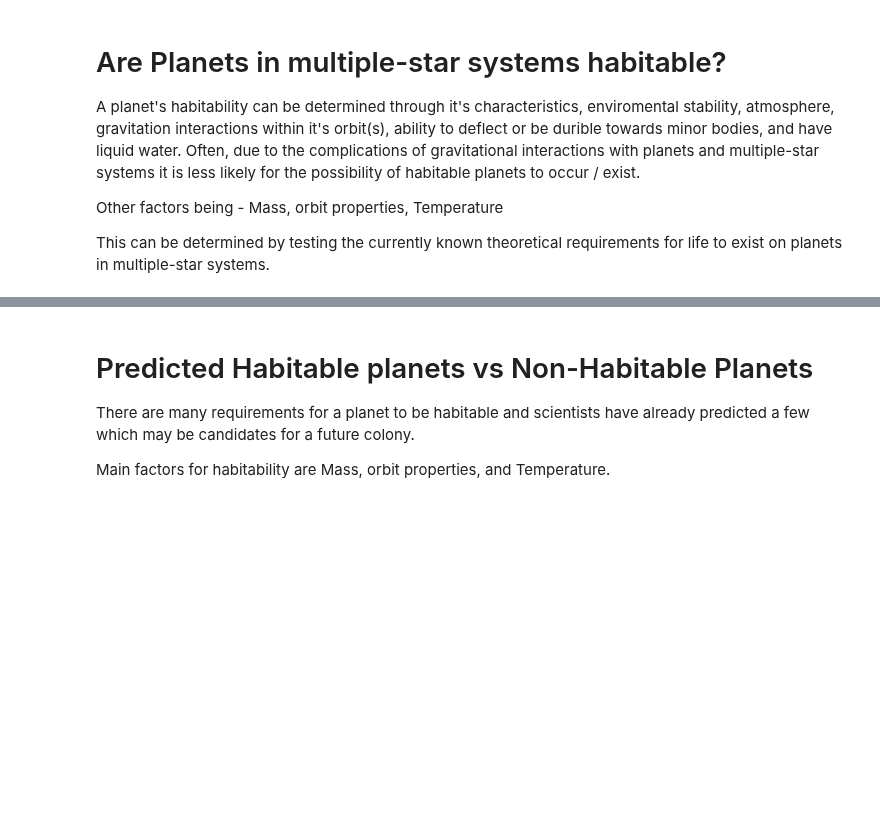
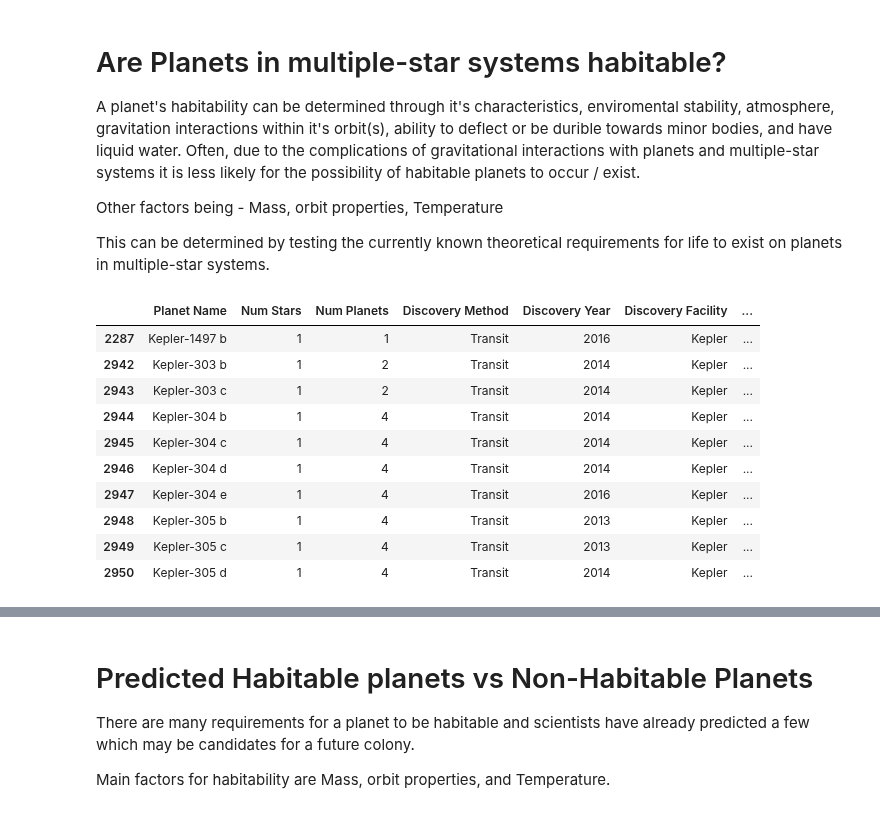
Before and after one commit to ubco-W2022T1-cosc301/project-group35, a Jupyter notebook: notebooks/analysis1.ipynb, the cells around one changed output, grey strips where cells are left out. Drawn from its saved outputs; the diff is of its cells as text; code cells hidden in the pictures; blank space fills up the shorter version.

```diff
--- a/notebooks/analysis1.ipynb
+++ b/notebooks/analysis1.ipynb
@@ -79,3 +79,24 @@ df16 = df[numcount]
 df17=df16.sort_values(['Orbital Period Days'], ascending=False)
 df17.head()
 df17.to_csv('d10.csv',index=False)
+# %%
+NPl = ['Planet Name','Num Stars','Num Planets','Discovery Method','Discovery Year','Discovery Facility','Orbital Period Days']
+Ndf = df[NPl]
+Ndf.head()
+NewCount=Ndf.sort_values(['Num Stars'], ascending = True)
+NewCount1=Ndf.sort_values(['Num Stars'], ascending = False)
+NewCount1=pd.DataFrame(NewCount)
+NewCount1=NewCount1[0:10]
+NewCount1
+# %% [output]
+|  | Planet Name | Num Stars | Num Planets | Discovery Method | Discovery Year | Discovery Facility | ... |
+| 2287 | Kepler-1497 b | 1 | 1 | Transit | 2016 | Kepler | ... |
+| 2942 | Kepler-303 b | 1 | 2 | Transit | 2014 | Kepler | ... |
+| 2943 | Kepler-303 c | 1 | 2 | Transit | 2014 | Kepler | ... |
+| 2944 | Kepler-304 b | 1 | 4 | Transit | 2014 | Kepler | ... |
+| 2945 | Kepler-304 c | 1 | 4 | Transit | 2014 | Kepler | ... |
+| 2946 | Kepler-304 d | 1 | 4 | Transit | 2014 | Kepler | ... |
+| 2947 | Kepler-304 e | 1 | 4 | Transit | 2016 | Kepler | ... |
+| 2948 | Kepler-305 b | 1 | 4 | Transit | 2013 | Kepler | ... |
+| 2949 | Kepler-305 c | 1 | 4 | Transit | 2013 | Kepler | ... |
+| 2950 | Kepler-305 d | 1 | 4 | Transit | 2014 | Kepler | ... |
```
Also changed, not shown: parts of 3 cells of this notebook.
